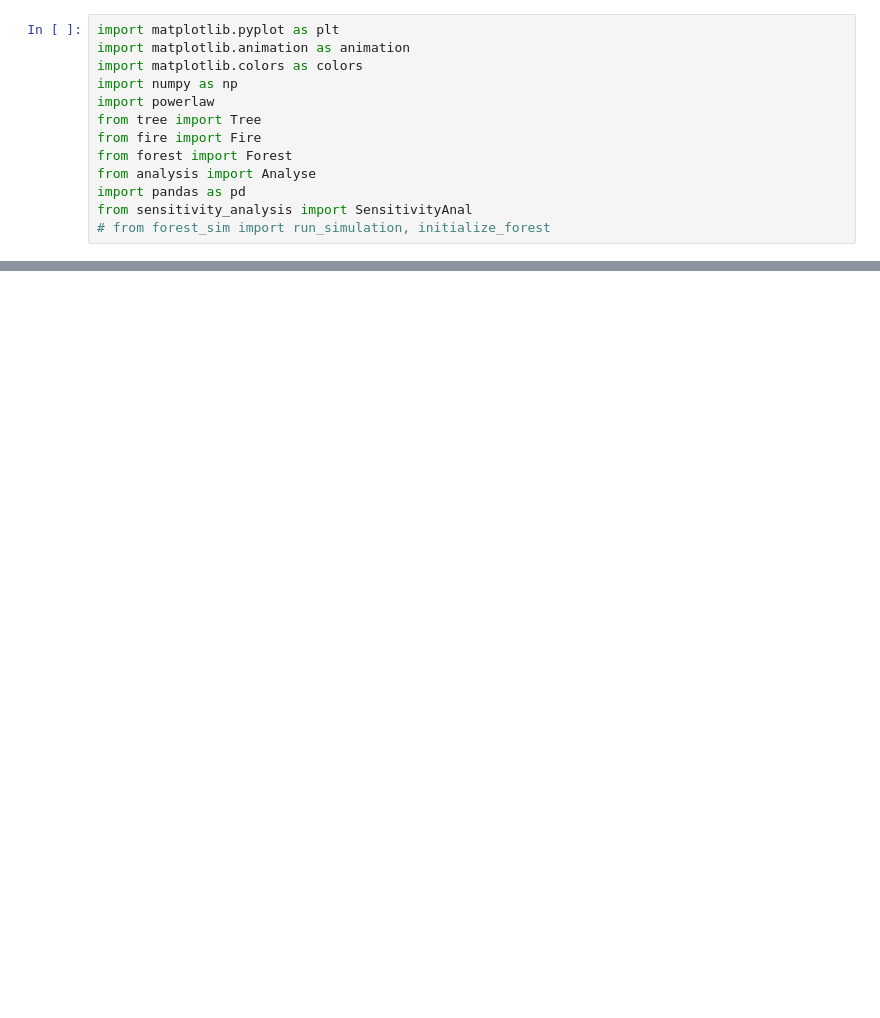
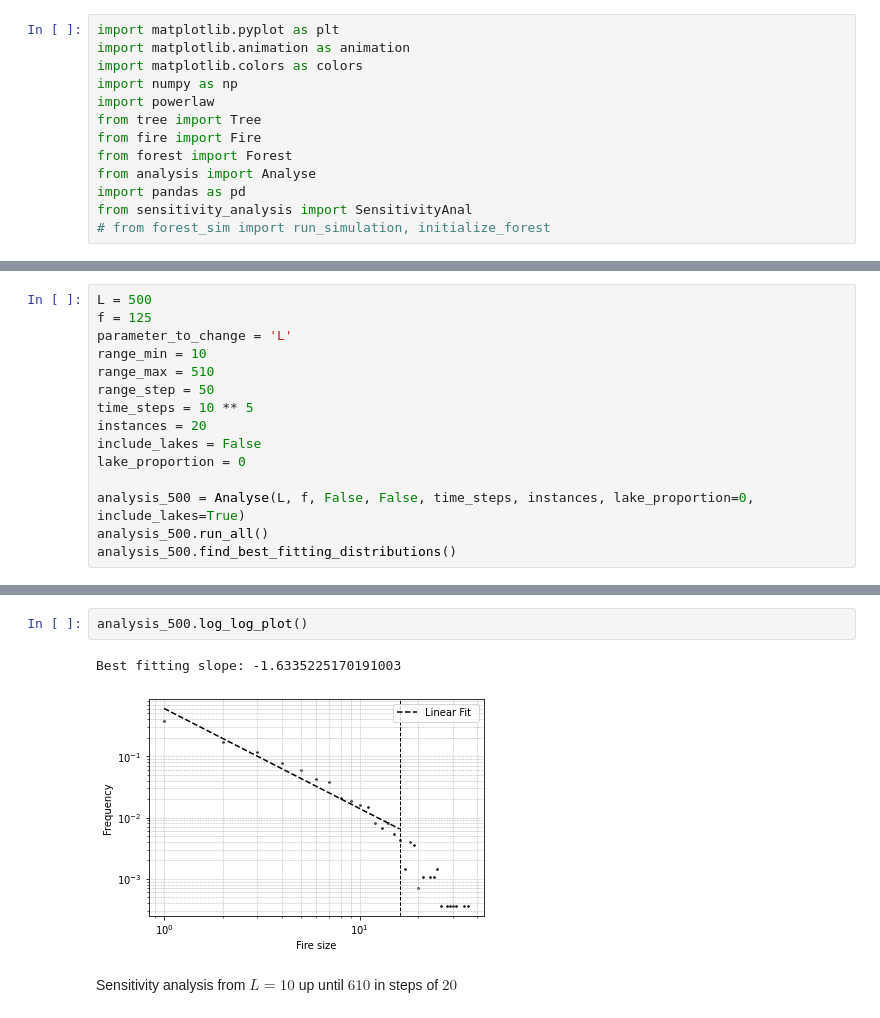
Before and after one commit to JTimmr/Complex_Systems, a Jupyter notebook: code.ipynb, the cells around one changed output, grey strips where cells are left out. Cells and saved outputs as stored; diff of their text form; blank space fills up the shorter version.

```diff
--- a/code.ipynb
+++ b/code.ipynb
@@ -354,0 +44,15 @@ analysis_20.log_log_plot(ax, fig, color='orange', ax_title=ax_title, title=title
+# %%
+L = 500
+f = 125
+parameter_to_change = 'L'
+range_min = 10
+range_max = 510
+range_step = 50
+time_steps = 10 ** 5
+instances = 20
+include_lakes = False
+lake_proportion = 0
+
+analysis_500 = Analyse(L, f, False, False, time_steps, instances, lake_proportion=0, include_lakes=True)
+analysis_500.run_all()
+analysis_500.find_best_fitting_distributions()
@@ -354,0 +86,7 @@ analysis_20.log_log_plot(ax, fig, color='orange', ax_title=ax_title, title=title
+# %%
+analysis_500.log_log_plot()
+# %% [output]
+Best fitting slope: -1.6335225170191003
+[figure, added]
+# %% [markdown]
+Sensitivity analysis from $L = 10$ up until $610$ in steps of $20$
```
Also changed, not shown: parts of 35 cells of this notebook.
